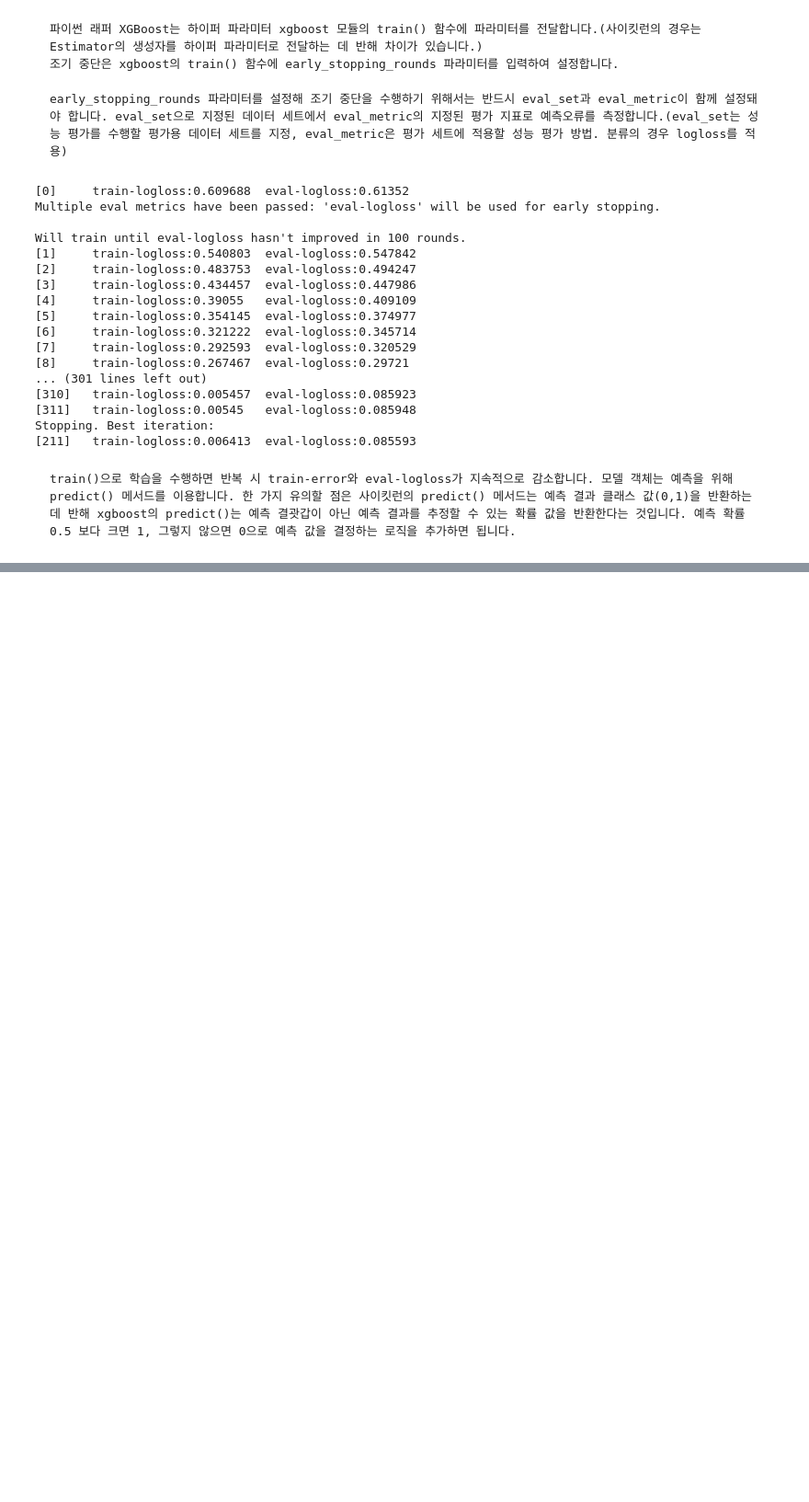
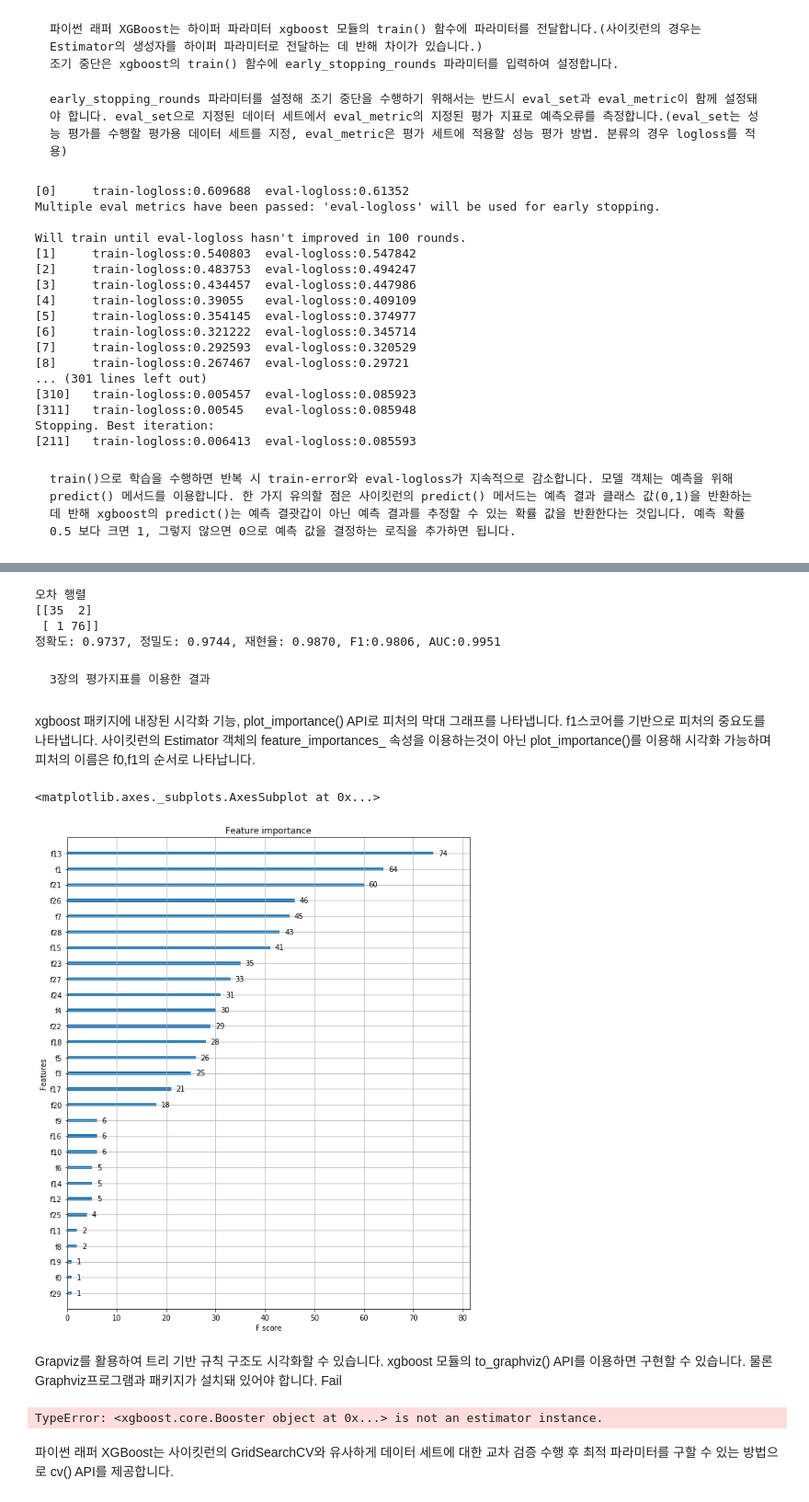
Before and after one commit to DogeinP/PythonMachine, a Jupyter notebook: 4장. 분류.ipynb, the cells around one changed output, grey strips where cells are left out. Shown: that part at 92% size. Cells and saved outputs as stored; diff of their text form; code cells hidden in the pictures; blank space fills up the shorter version.

```diff
--- a/4장. 분류.ipynb
+++ b/4장. 분류.ipynb
@@ -931,0 +929,31 @@ predict() 수행 결괏값을 10개만 표시, 예측 확률값으로 표시됨
+# %%
+eva.get_clf_eval(y_test,preds,pred_probs)
+# %% [output]
+오차 행렬
+[[35  2]
+ [ 1 76]]
+정확도: 0.9737, 정밀도: 0.9744, 재현율: 0.9870, F1:0.9806, AUC:0.9951
+# %% [markdown]
+    3장의 평가지표를 이용한 결과
+# %% [markdown]
+xgboost 패키지에 내장된 시각화 기능, plot_importance() API로 피처의 막대 그래프를 나타냅니다. f1스코어를 기반으로 피처의 중요도를 나타냅니다. 사이킷런의 Estimator 객체의 feature_importances_ 속성을 이용하는것이 아닌 plot_importance()를 이용해 시각화 가능하며 피처의 이름은 f0,f1의 순서로 나타납니다.
+# %%
+from xgboost import plot_importance
+import matplotlib.pyplot as plt
+%matplotlib inline
+
+fig, ax = plt.subplots(figsize=(10,12)) #### plt.subplot의 기능은?
+plot_importance(xgb_model, ax=ax)
+# %% [output]
+<matplotlib.axes._subplots.AxesSubplot at 0x...>
+[figure, added]
+# %% [markdown]
+Grapviz를 활용하여 트리 기반 규칙 구조도 시각화할 수 있습니다. xgboost 모듈의 to_graphviz() API를 이용하면 구현할 수 있습니다. 물론 Graphviz프로그램과 패키지가 설치돼 있어야 합니다.  Fail
+# %%
+from sklearn.tree import export_graphviz
+
+# export_graphviz() 호출 결과로 out_file로 지정된 xgbtree.dot 파일을 생성함.
+export_graphviz(xgb_model, out_file='xgbtree.dot', class_names=dataset.target_names, feature_names=dataset.feature_names,
+                impurity=True, filled=True)
+# %% [output]
+TypeError: <xgboost.core.Booster object at 0x...> is not an estimator instance.
@@ -931,0 +970,2 @@ predict() 수행 결괏값을 10개만 표시, 예측 확률값으로 표시됨
+# %% [markdown]
+파이썬 래퍼 XGBoost는 사이킷런의 GridSearchCV와 유사하게 데이터 세트에 대한 교차 검증 수행 후 최적 파라미터를 구할 수 있는 방법으로 cv() API를 제공합니다.
```
Also changed, not shown: parts of 9 cells of this notebook.
